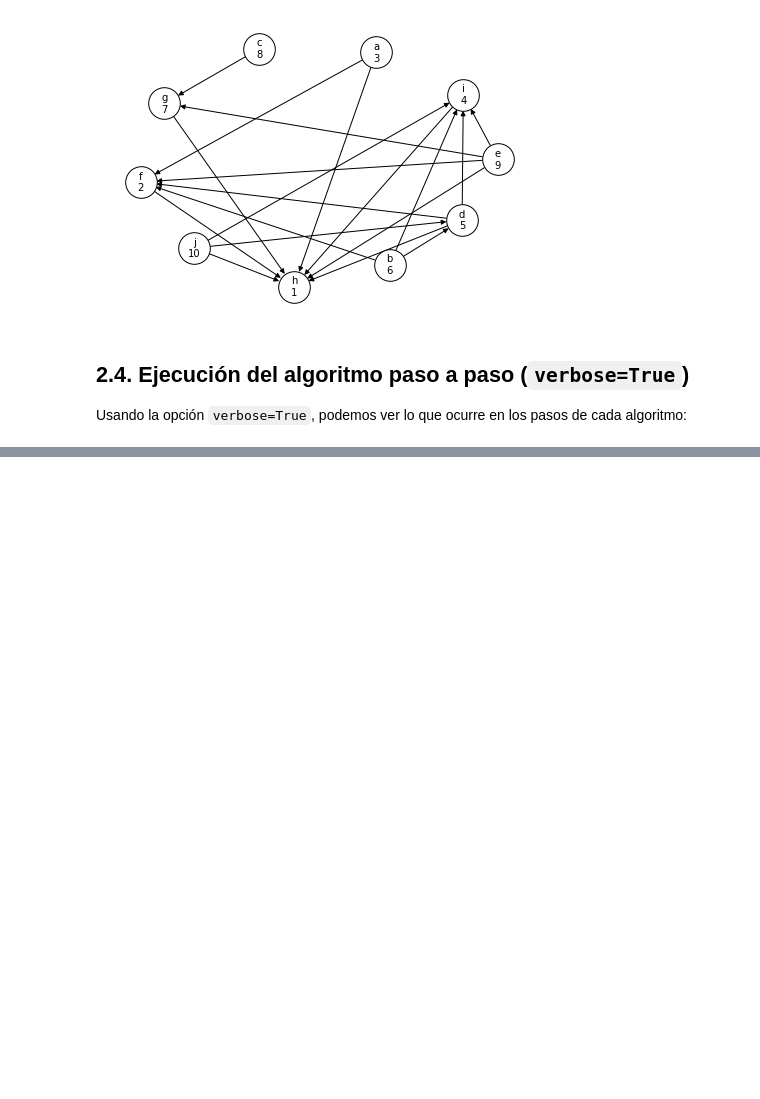
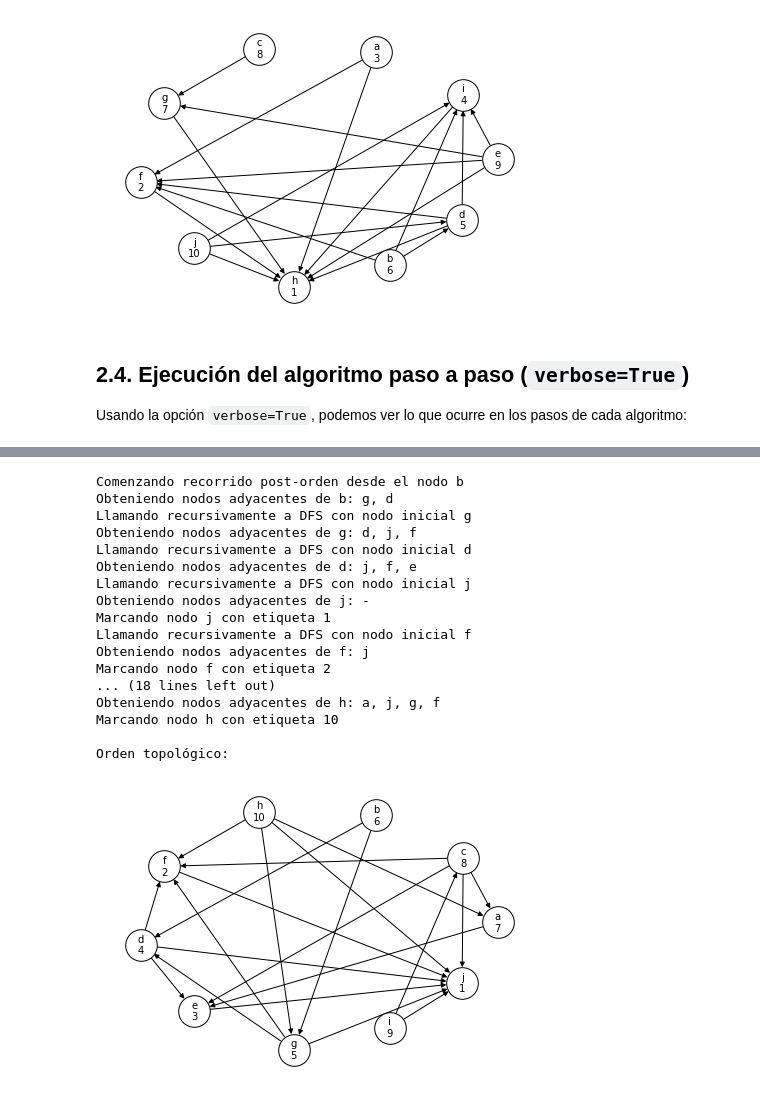
Before and after one commit to OscarRojasG/ADA-Informes, a Jupyter notebook: Informe10-TopologicalSort.ipynb, the cells around one changed output, grey strips where cells are left out. Saved outputs shown, nothing was run; the diff lists cells and outputs as text; code cells hidden in the pictures; blank space fills up the shorter version.

```diff
--- a/Informe10-TopologicalSort.ipynb
+++ b/Informe10-TopologicalSort.ipynb
@@ -85,16 +124,3 @@ topological_sort_iterativo(G, True)
 [figure]
 # %% [markdown]
 ### Topological Sort (DFS recursivo)
-# %%
-def DFS_recursivo(G, initial, cont):
-  if G.nodes[initial]['state'] == 0:
-    G.nodes[initial]['state'] = 1
-
-    for adj in reversed(list(G[initial])):
-        cont = DFS_recursivo(G, adj, cont)
-
-    G.nodes[initial]['order'] = cont
-    G.nodes[initial]['state'] = 2
-    cont += 1
-
-  return cont
@@ -162,0 +260,24 @@ def graph_instance_creator(V):
+# %%
+G = graph_instance_creator(10)
+G = graph_to_nxdigraph(G)
+
+topological_sort_recursivo(G, True, True)
+# %% [output]
+Comenzando recorrido post-orden desde el nodo b
+Obteniendo nodos adyacentes de b: g, d
+Llamando recursivamente a DFS con nodo inicial g
+Obteniendo nodos adyacentes de g: d, j, f
+Llamando recursivamente a DFS con nodo inicial d
+Obteniendo nodos adyacentes de d: j, f, e
+Llamando recursivamente a DFS con nodo inicial j
+Obteniendo nodos adyacentes de j: -
+Marcando nodo j con etiqueta 1
+Llamando recursivamente a DFS con nodo inicial f
+Obteniendo nodos adyacentes de f: j
+Marcando nodo f con etiqueta 2
+... (18 lines left out)
+Obteniendo nodos adyacentes de h: a, j, g, f
+Marcando nodo h con etiqueta 10
+
+Orden topológico:
+[figure, added]
```
Also changed, not shown: parts of 6 cells of this notebook.
